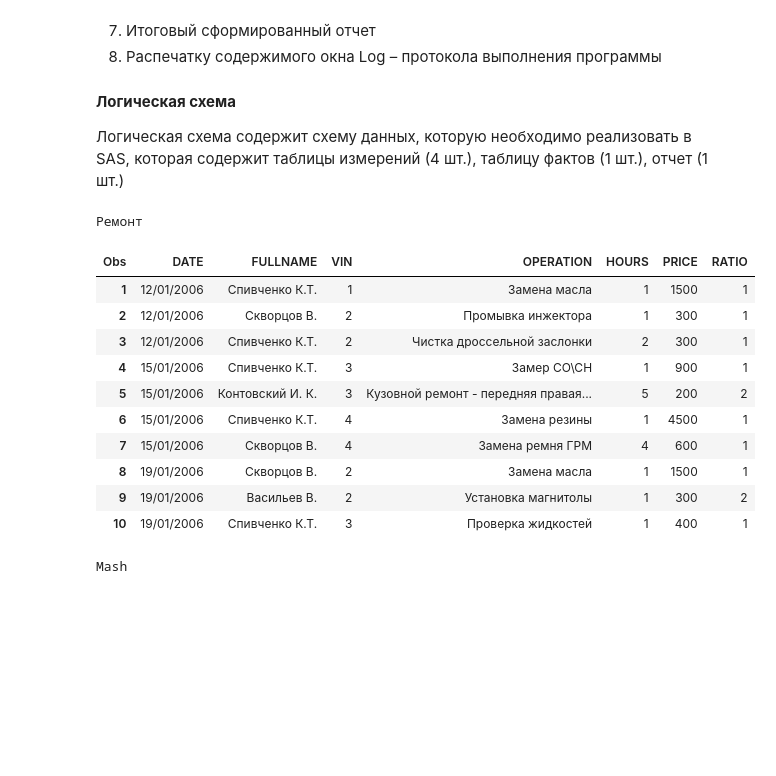
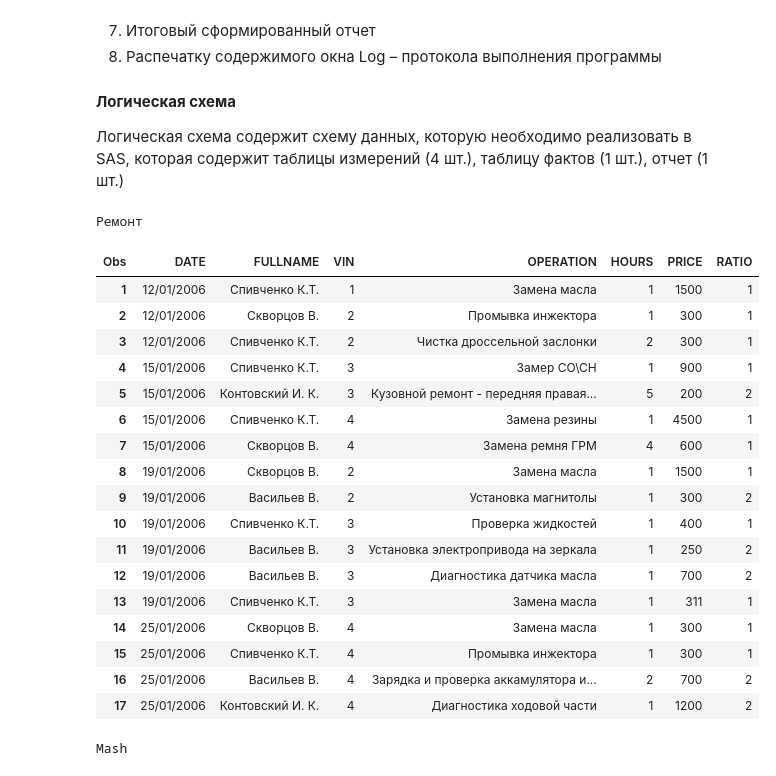
Before and after one commit to ahtyamovdanil/SAS_university, a Jupyter notebook: lab_1/lab1.ipynb, the cells around one changed output. Saved outputs shown, nothing was run; the diff lists cells and outputs as text; code cells hidden in the pictures; blank space fills up the shorter version.

```diff
--- a/lab_1/lab1.ipynb
+++ b/lab_1/lab1.ipynb
@@ -42,34 +42,41 @@ proc import datafile="source1.xlsx"
 
 run;
 
 
 data work.source_remont;
     set work.source_remont;
     rename VAR1=DATE VAR2=FULLNAME VAR3=VIN VAR4=OPERATION VAR5=HOURS VAR6=PRICE VAR7=RATIO;
     VAR1=VAR1-21916; /* date value correction */
     format VAR1 DDMMYY10.; /* formatting date output */
     VAR6 = scan(VAR6, 1 , ' ', 'm'); /* remove denomination from price */
 run;
 
 *set file2;
 
 proc print
-    data=work.source_remont(obs=10);
+    data=work.source_remont(obs=20);
     title "Ремонт";
 run;
 # %% [output]
 Ремонт
 | Obs | DATE | FULLNAME | VIN | OPERATION | HOURS | PRICE | RATIO |
 | 1 | 12/01/2006 | Спивченко К.Т. | 1 | Замена масла | 1 | 1500 | 1 |
 | 2 | 12/01/2006 | Скворцов В. | 2 | Промывка инжектора | 1 | 300 | 1 |
 | 3 | 12/01/2006 | Спивченко К.Т. | 2 | Чистка дроссельной заслонки | 2 | 300 | 1 |
 | 4 | 15/01/2006 | Спивченко К.Т. | 3 | Замер СО\СН | 1 | 900 | 1 |
 | 5 | 15/01/2006 | Контовский И. К. | 3 | Кузовной ремонт - передняя правая... | 5 | 200 | 2 |
 | 6 | 15/01/2006 | Спивченко К.Т. | 4 | Замена резины | 1 | 4500 | 1 |
 | 7 | 15/01/2006 | Скворцов В. | 4 | Замена ремня ГРМ | 4 | 600 | 1 |
 | 8 | 19/01/2006 | Скворцов В. | 2 | Замена масла | 1 | 1500 | 1 |
 | 9 | 19/01/2006 | Васильев В. | 2 | Установка магнитолы | 1 | 300 | 2 |
 | 10 | 19/01/2006 | Спивченко К.Т. | 3 | Проверка жидкостей | 1 | 400 | 1 |
+| 11 | 19/01/2006 | Васильев В. | 3 | Установка электропривода на зеркала | 1 | 250 | 2 |
+| 12 | 19/01/2006 | Васильев В. | 3 | Диагностика датчика масла | 1 | 700 | 2 |
+| 13 | 19/01/2006 | Спивченко К.Т. | 3 | Замена масла | 1 | 311 | 1 |
+| 14 | 25/01/2006 | Скворцов В. | 4 | Замена масла | 1 | 300 | 1 |
+| 15 | 25/01/2006 | Спивченко К.Т. | 4 | Промывка инжектора | 1 | 300 | 1 |
+| 16 | 25/01/2006 | Васильев В. | 4 | Зарядка и проверка аккамулятора и... | 2 | 700 | 2 |
+| 17 | 25/01/2006 | Контовский И. К. | 4 | Диагностика ходовой части | 1 | 1200 | 2 |
 # %%
 proc import datafile="source1.xlsx"
         out=source_mash
```
Also changed, not shown: parts of 12 cells of this notebook.
